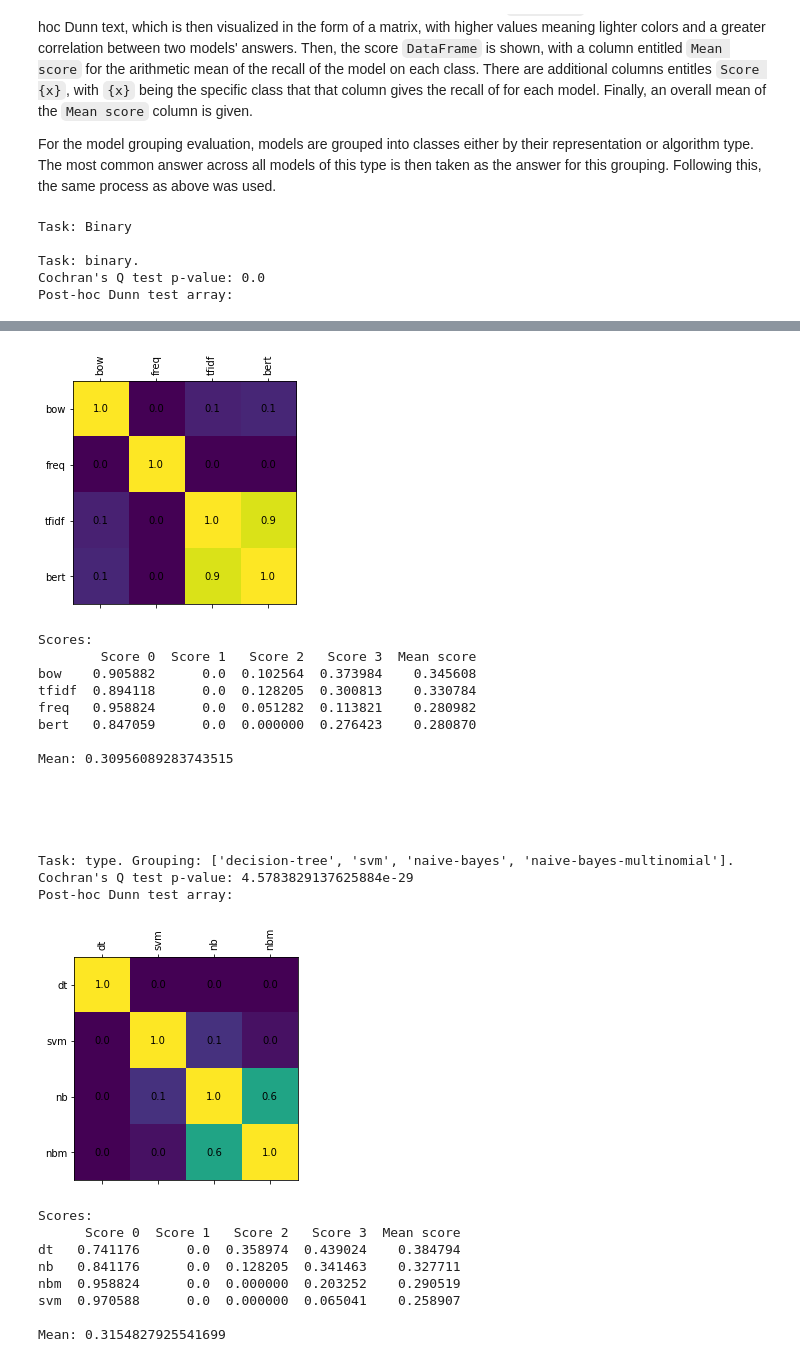
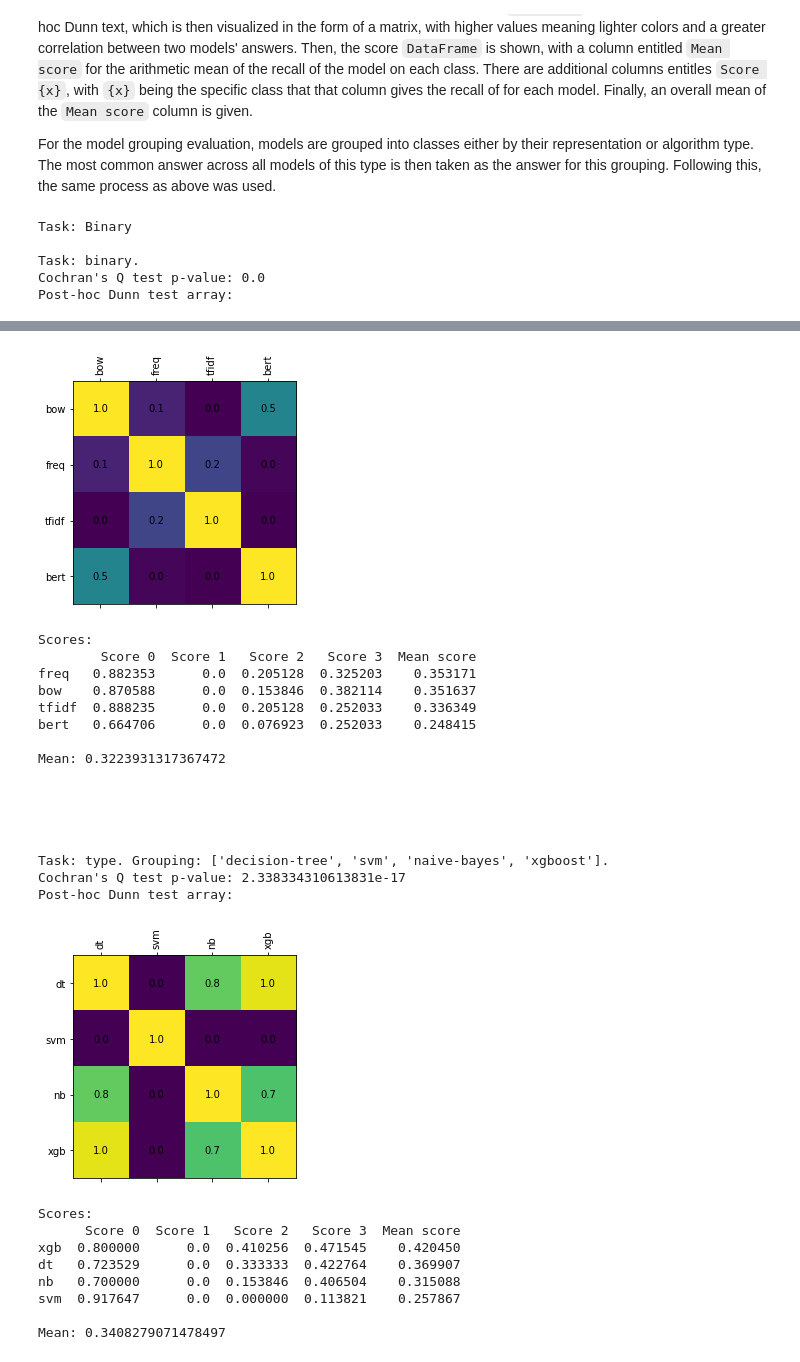
Before and after one commit to NicoACloutier/class-imbalance-Cloutier-Japkowicz-2023, a Jupyter notebook: ml_models/cochran.ipynb, the cells around one changed output, grey strips where cells are left out. Saved outputs shown, nothing was run; the diff lists cells and outputs as text; code cells hidden in the pictures.

Commit message:
add different resampling methods

```diff
--- a/ml_models/cochran.ipynb
+++ b/ml_models/cochran.ipynb
@@ -24,6 +26,7 @@ def shorten_name(name):
     'decision-tree': 'dt',
     'naive-bayes-multinomial': 'nbm',
     'naive-bayes': 'nb',
+    'xgboost': 'xgb',
     '-classification': '',
     '-type_of_antisemitism': '',}
     for long_version in shortenings:
@@ -114,8 +117,8 @@ def get_dfs(df, classifications):
     return dfs
 
 #find specific rankings for each model
-def overall_evaluation(task, classifications):
-    df = pd.read_csv(f'{task}_predictions.csv')
+def overall_evaluation(task, classifications, method):
+    df = pd.read_csv(f'{task}_predictions-{method}.csv')
     score_df = pd.DataFrame()
     dfs = get_dfs(df, classifications)
 
@@ -143,6 +146,7 @@ def overall_evaluation(task, classifications):
     print(score_df)
     print(f'\nMean: {score_df["Mean score"].mean()}')
     print('\n\n')
+    return score_df
 # %%
 def evaluate_rep_model(grouping, dfs):
     final_df = pd.DataFrame()
@@ -157,8 +161,8 @@ def evaluate_rep_model(grouping, dfs):
     return final_df
 
 #evaluate algorithms and representations, find significance level
-def algorithm_and_rep_eval(task, classifications):
-    df = pd.read_csv(f'{task}_predictions.csv')
+def algorithm_and_rep_eval(task, classifications, method):
+    df = pd.read_csv(f'{task}_predictions-{method}.csv')
     dfs = []
     for classification in classifications:
         temp_df = df[df['Actual'] == classification]
@@ -184,6 +188,20 @@ def algorithm_and_rep_eval(task, classifications):
         print(f"Scores: \n{score_df}")
         print(f'\nMean: {score_df["Mean score"].mean()}')
         print('\n\n\n\n')
+# %%
+#evaluate the overall resampling methods, perform friedman test and post-hoc nemenyi
+def evaluate_resampling(overall_df, indeces):
+    statistic, pvalue = scipy.stats.friedmanchisquare(overall_df.to_numpy())
+    overall_df.loc[len(df)] = overall_df.apply(lambda x: np.mean(x))
+    indeces.append('Mean')
+    overall_df.index = indeces
+    print('\nOverall scores:')
+    print(overall_df)
+    if pvalue <= THRESHOLD:
+        columns = [df[column] for column in df.columns.values]
+        p_values = sp.posthoc_nemenyi_friedman(columns)
+        print('\nPost-hoc Dunn test array:')
+        visualize_dunn(p_values, df.columns.values)
 # %% [markdown]
 The below visualizations and `DataFrame`s contain testing information on the various algorithms and representation methods used to create models. Data is shown on two tasks, 'binary,' referring to the binary classification of whether or not a particular tweet is antisemitic, and 'type,' referring to classifying the tweet with a particular type of antisemitism. The model evaluation was done in two stages, first the overall evaluation, then the grouped evaluation for different algorithms and representations. Some names are shortened during presentation: `decision-tree` is shortened to `dt`, `naive-bayes-multinomial` to `nbm`, and `naive-bayes` to `nb`.
 
@@ -193,8 +211,16 @@ For the model grouping evaluation, models are grouped into classes either by the
 # %%
 for task in tasks:
     print(f'\nTask: {task.title()}\n')
-    overall_evaluation(task, tasks[task]) #find the rankings for all models
-    algorithm_and_rep_eval(task, tasks[task]) #group representations and algorithms together, evaluate
+    overall_df = pd.DataFrame()
+    indeces = []
+    for method in methods:
+        print(f'\nMethod: {method}\n')
+        temp_df = overall_evaluation(task, tasks[task], method) #find the rankings for all models
+        if not indeces:
+            indeces = temp_df.index
+        overall_dfs[method] = temp_df['Mean score']
+        algorithm_and_rep_eval(task, tasks[task], method) #group representations and algorithms together, evaluate
+    evaluate_resampling(overall_df, indeces)
 # %% [output]
 Task: Binary
 
@@ -276,27 +302,27 @@ Cochran's Q test p-value: 4.545678555273366e-08
 Post-hoc Dunn test array:
-[figure, old version]
+[figure, new version]
 Scores:
         Score 0  Score 1   Score 2   Score 3  Mean score
-bow    0.905882      0.0  0.102564  0.373984    0.345608
-tfidf  0.894118      0.0  0.128205  0.300813    0.330784
-freq   0.958824      0.0  0.051282  0.113821    0.280982
-bert   0.847059      0.0  0.000000  0.276423    0.280870
+freq   0.882353      0.0  0.205128  0.325203    0.353171
+bow    0.870588      0.0  0.153846  0.382114    0.351637
+tfidf  0.888235      0.0  0.205128  0.252033    0.336349
+bert   0.664706      0.0  0.076923  0.252033    0.248415
 
-Mean: 0.30956089283743515
+Mean: 0.3223931317367472
 
 
 
 
 
-Task: type. Grouping: ['decision-tree', 'svm', 'naive-bayes', 'naive-bayes-multinomial'].
-Cochran's Q test p-value: 4.5783829137625884e-29
+Task: type. Grouping: ['decision-tree', 'svm', 'naive-bayes', 'xgboost'].
+Cochran's Q test p-value: 2.338334310613831e-17
 Post-hoc Dunn test array:
-[figure, old version]
+[figure, new version]
 Scores:
       Score 0  Score 1   Score 2   Score 3  Mean score
-dt   0.741176      0.0  0.358974  0.439024    0.384794
-nb   0.841176      0.0  0.128205  0.341463    0.327711
-nbm  0.958824      0.0  0.000000  0.203252    0.290519
-svm  0.970588      0.0  0.000000  0.065041    0.258907
+xgb  0.800000      0.0  0.410256  0.471545    0.420450
+dt   0.723529      0.0  0.333333  0.422764    0.369907
+nb   0.700000      0.0  0.153846  0.406504    0.315088
+svm  0.917647      0.0  0.000000  0.113821    0.257867
 
-Mean: 0.3154827925541699
+Mean: 0.3408279071478497
```
Also changed, not shown: parts of 3 cells of this notebook, 1 other file.
